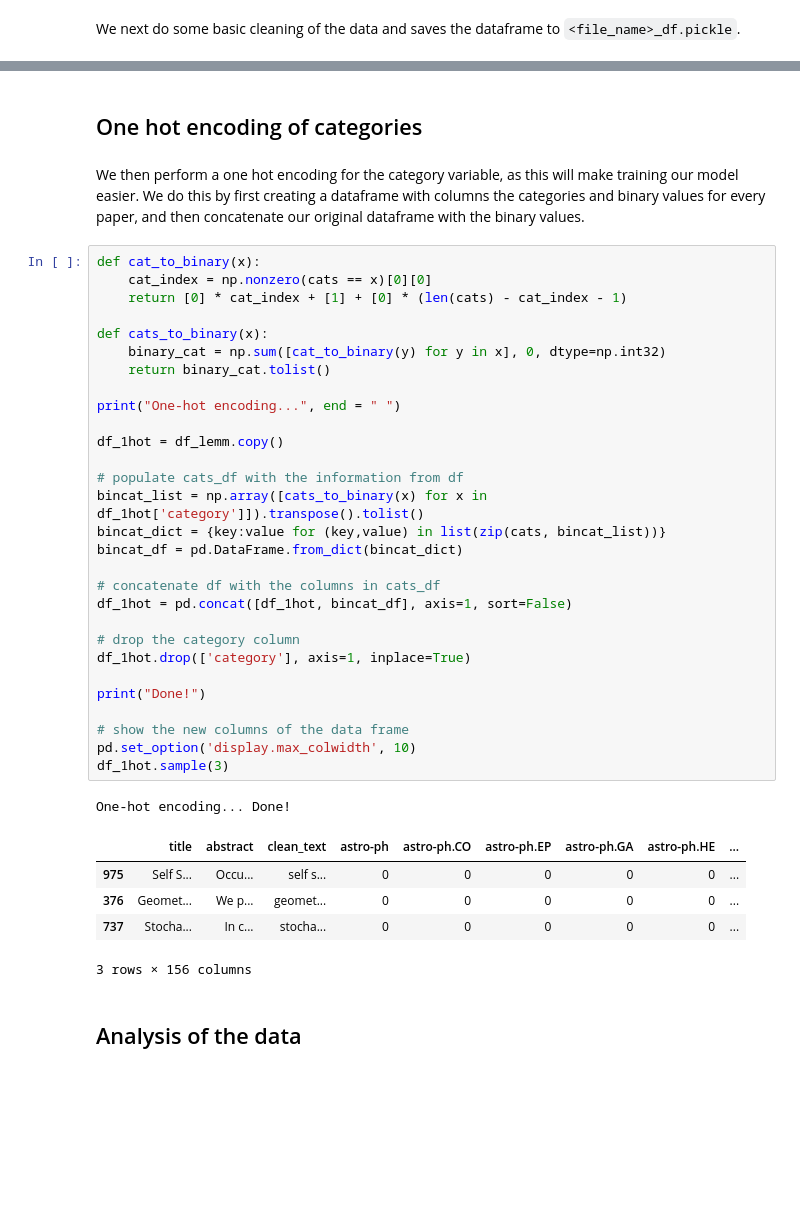
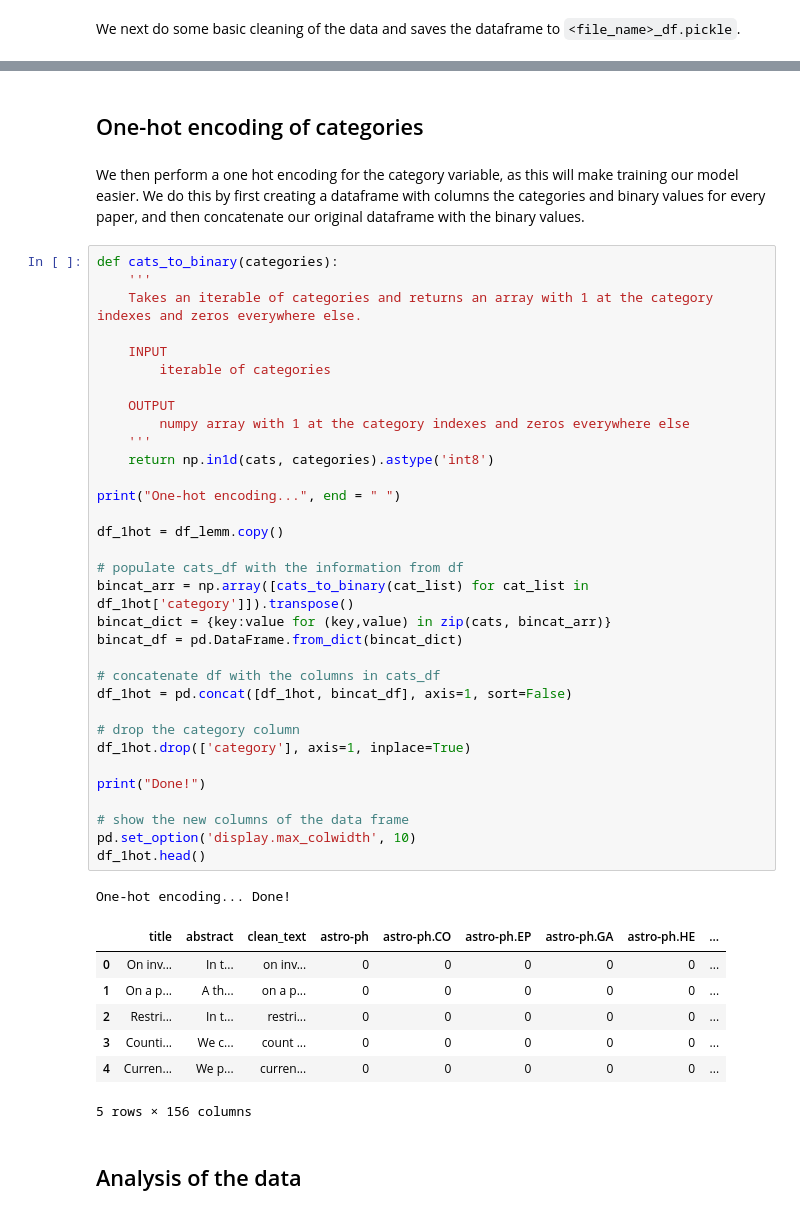
Before and after one commit to saattrupdan/scholarly, a Jupyter notebook: ArXiv analysis.ipynb, the cells around one changed output, grey strips where cells are left out. Saved outputs shown, nothing was run; the diff lists cells and outputs as text; blank space fills up the shorter version.

```diff
--- a/ArXiv analysis.ipynb
+++ b/ArXiv analysis.ipynb
@@ -188,43 +209,49 @@ OSError: [E050] Can't find model 'en'. It doesn't seem to be a shortcut link, a
 # %% [markdown]
-<h2> One hot encoding of categories </h2>
+## One-hot encoding of categories
 # %% [markdown]
 We then perform a one hot encoding for the category variable, as this will make training our model easier. We do this by first creating a dataframe with columns the categories and binary values for every paper, and then concatenate our original dataframe with the binary values.
 # %%
-def cat_to_binary(x):
-    cat_index = np.nonzero(cats == x)[0][0]
-    return [0] * cat_index + [1] + [0] * (len(cats) - cat_index - 1)
+def cats_to_binary(categories):
+    '''
+    Takes an iterable of categories and returns an array with 1 at the category indexes and zeros everywhere else.
 
-def cats_to_binary(x):
-    binary_cat = np.sum([cat_to_binary(y) for y in x], 0, dtype=np.int32)
-    return binary_cat.tolist()
+    INPUT
+        iterable of categories
+
+    OUTPUT
+        numpy array with 1 at the category indexes and zeros everywhere else
+    '''
+    return np.in1d(cats, categories).astype('int8')
 
 print("One-hot encoding...", end = " ")
 
 df_1hot = df_lemm.copy()
 
 # populate cats_df with the information from df
-bincat_list = np.array([cats_to_binary(x) for x in df_1hot['category']]).transpose().tolist()
-bincat_dict = {key:value for (key,value) in list(zip(cats, bincat_list))}
+bincat_arr = np.array([cats_to_binary(cat_list) for cat_list in df_1hot['category']]).transpose()
+bincat_dict = {key:value for (key,value) in zip(cats, bincat_arr)}
 bincat_df = pd.DataFrame.from_dict(bincat_dict)
 
 # concatenate df with the columns in cats_df
 df_1hot = pd.concat([df_1hot, bincat_df], axis=1, sort=False)
 
 # drop the category column
 df_1hot.drop(['category'], axis=1, inplace=True)
 
 print("Done!")
 
 # show the new columns of the data frame
 pd.set_option('display.max_colwidth', 10)
-df_1hot.sample(3)
+df_1hot.head()
 # %% [output]
 One-hot encoding... Done!
 |  | title | abstract | clean_text | astro-ph | astro-ph.CO | astro-ph.EP | astro-ph.GA | astro-ph.HE | ... |
-| 975 | Self S... | Occu... | self s... | 0 | 0 | 0 | 0 | 0 | ... |
-| 376 | Geomet... | We p... | geomet... | 0 | 0 | 0 | 0 | 0 | ... |
-| 737 | Stocha... | In c... | stocha... | 0 | 0 | 0 | 0 | 0 | ... |
+| 0 | On inv... | In t... | on inv... | 0 | 0 | 0 | 0 | 0 | ... |
+| 1 | On a p... | A th... | on a p... | 0 | 0 | 0 | 0 | 0 | ... |
+| 2 | Restri... | In t... | restri... | 0 | 0 | 0 | 0 | 0 | ... |
+| 3 | Counti... | We c... | count ... | 0 | 0 | 0 | 0 | 0 | ... |
+| 4 | Curren... | We p... | curren... | 0 | 0 | 0 | 0 | 0 | ... |
-3 rows × 156 columns
+5 rows × 156 columns
 # %% [markdown]
 <h2> Analysis of the data </h2>
 # %% [markdown]
```
Also changed, not shown: parts of 20 cells of this notebook, 4 other files.
